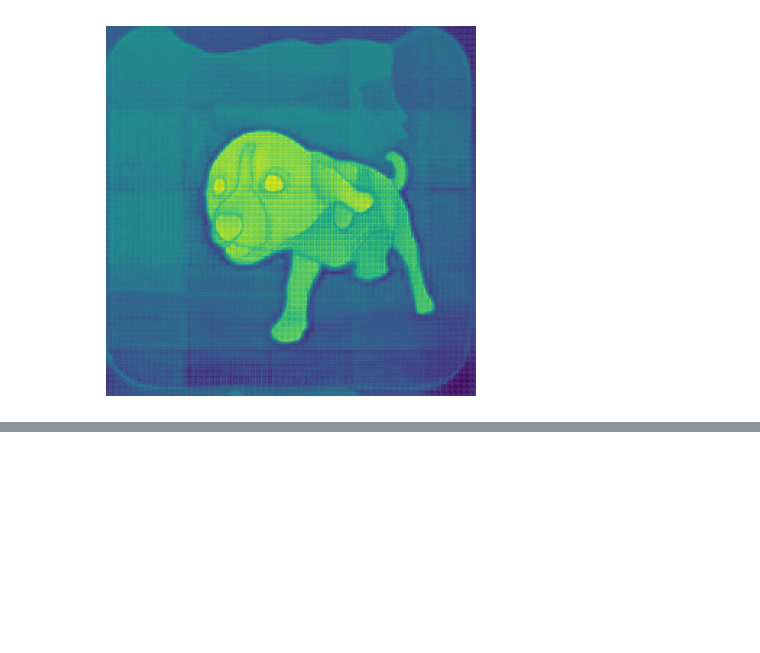
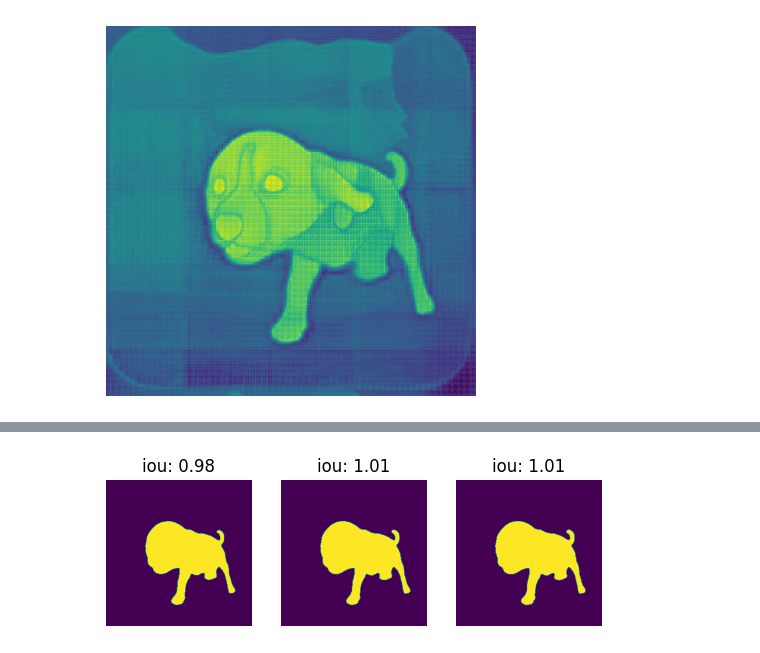
Before and after one commit to HasanGoni/labeling_test, a Jupyter notebook: nbs/index.ipynb, the cells around one changed output, grey strips where cells are left out. Saved outputs shown, nothing was run; the diff lists cells and outputs as text; code cells hidden in the pictures; blank space fills up the shorter version.

```diff
--- a/nbs/index.ipynb
+++ b/nbs/index.ipynb
@@ -117,0 +112,4 @@ masks.shape
+# %%
+show_all_masks(masks_f, outputs=output_f)
+# %% [output]
+[figure, added]
```
Also changed, not shown: parts of 8 cells of this notebook, 10 other files.
